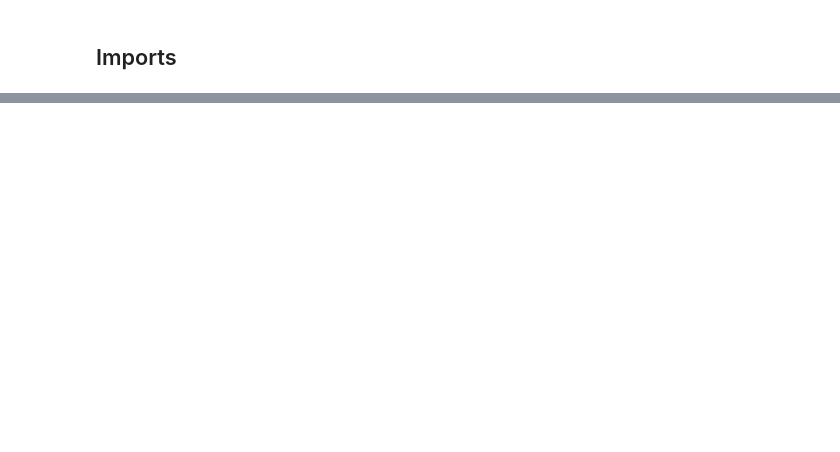
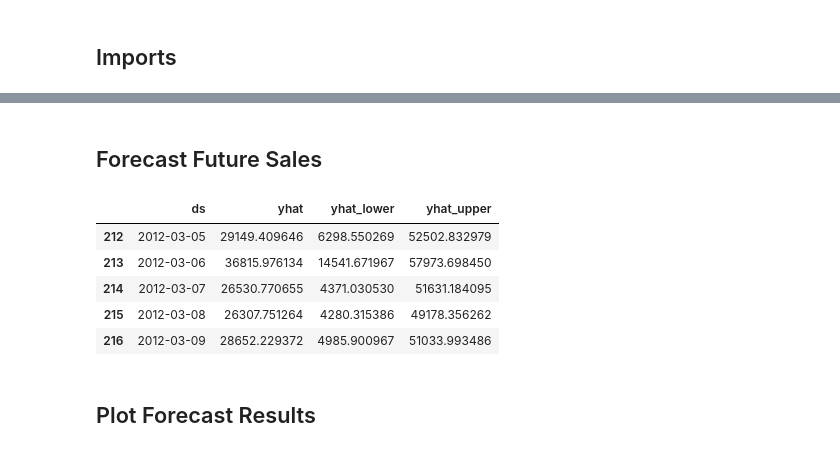
Before and after one commit to EssisDez/marketing_analytics_ai_project, a Jupyter notebook: notebooks/SalesForecasting.ipynb, the cells around one changed output, grey strips where cells are left out. Cells and saved outputs as stored; diff of their text form; code cells hidden in the pictures; blank space fills up the shorter version.

```diff
--- a/notebooks/SalesForecasting.ipynb
+++ b/notebooks/SalesForecasting.ipynb
@@ -34,0 +68,3 @@ Successfully installed cmdstanpy-1.2.5 holidays-0.80 importlib_resources-6.5.2 p
+# %%
+model = Prophet()
+model.fit(daily_sales)
@@ -34,0 +75,17 @@ Successfully installed cmdstanpy-1.2.5 holidays-0.80 importlib_resources-6.5.2 p
+# %% [markdown]
+## Forecast Future Sales
+# %%
+# Forecast for next 90 days
+future = model.make_future_dataframe(periods=90)
+forecast = model.predict(future)
+
+forecast[['ds','yhat','yhat_lower','yhat_upper']].tail()
+# %% [output]
+|  | ds | yhat | yhat_lower | yhat_upper |
+| 212 | 2012-03-05 | 29149.409646 | 6298.550269 | 52502.832979 |
+| 213 | 2012-03-06 | 36815.976134 | 14541.671967 | 57973.698450 |
+| 214 | 2012-03-07 | 26530.770655 | 4371.030530 | 51631.184095 |
+| 215 | 2012-03-08 | 26307.751264 | 4280.315386 | 49178.356262 |
+| 216 | 2012-03-09 | 28652.229372 | 4985.900967 | 51033.993486 |
+# %% [markdown]
+## Plot Forecast Results
```
Also changed, not shown: parts of 12 cells of this notebook, 3 other files.
